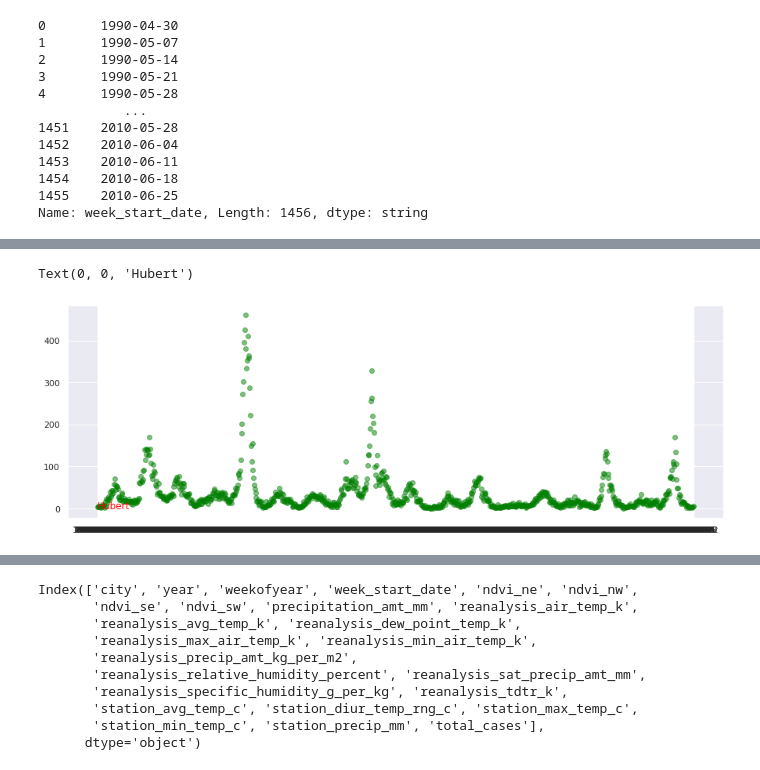
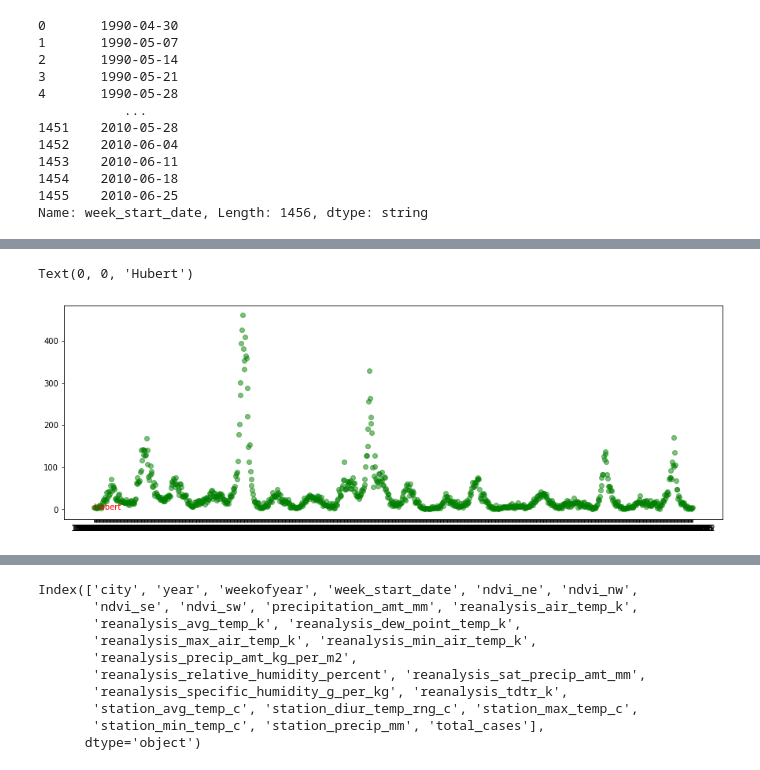
Before and after one commit to sipocz/_dengue, a Jupyter notebook: _dengue_02.ipynb, the cells around one changed output, grey strips where cells are left out. Saved outputs shown, nothing was run; the diff lists cells and outputs as text; code cells hidden in the pictures.

```diff
--- a/_dengue_02.ipynb
+++ b/_dengue_02.ipynb
@@ -147,6 +147,8 @@ y_train
 | 1454 | iq | 2010 | 24 | 1 |
 | 1455 | iq | 2010 | 25 | 4 |
 1456 rows × 4 columns
+# %%
+X_train["total_cases"]=y_train["total_cases"]
 # %%
 
 X_train_sj=X_train[X_train.city == "sj"]
@@ -237,9 +243,3 @@ station_min_temp_c                      -0.069275
 station_precip_mm                       -0.140286
 total_cases                              0.001113
 Name: ndvi_se, dtype: float64
-# %%
-import seaborn as sns
-
-sns.set()
-sns.pairplot(XX_sj[["reanalysis_dew_point_temp_k","reanalysis_max_air_temp_k","weekofyear","total_cases"]], height = 2.5)
-plt.show();
@@ -248,14 +255,14 @@ plt.show();
 # %%
 plt.figure(figsize=(15,5))
 plt.subplot(111)
 #plt.scatter(indexer,,c="green",alpha=0.5)
-plt.scatter(XX_sj["week_start_date"],XX_sj["total_cases"],c="green",alpha=0.5)
+plt.scatter(X_train_sj["week_start_date"],X_train_sj["total_cases"],c="green",alpha=0.5)
 #plt.scatter(indexer,hubpred_no_outliers[:],c="red",alpha=0.5)
 #plt.plot(df["Id"],diffihubert[:])
 plt.text(0,0,"Hubert",c="red")
 # %% [output]
 Text(0, 0, 'Hubert')
-[figure, old version]
+[figure, new version]
 # %%
 !rm visual_view.py
 !wget https://raw.githubusercontent.com/sipocz/messer/main/visual_view.py
```
Also changed, not shown: parts of 46 cells of this notebook.
